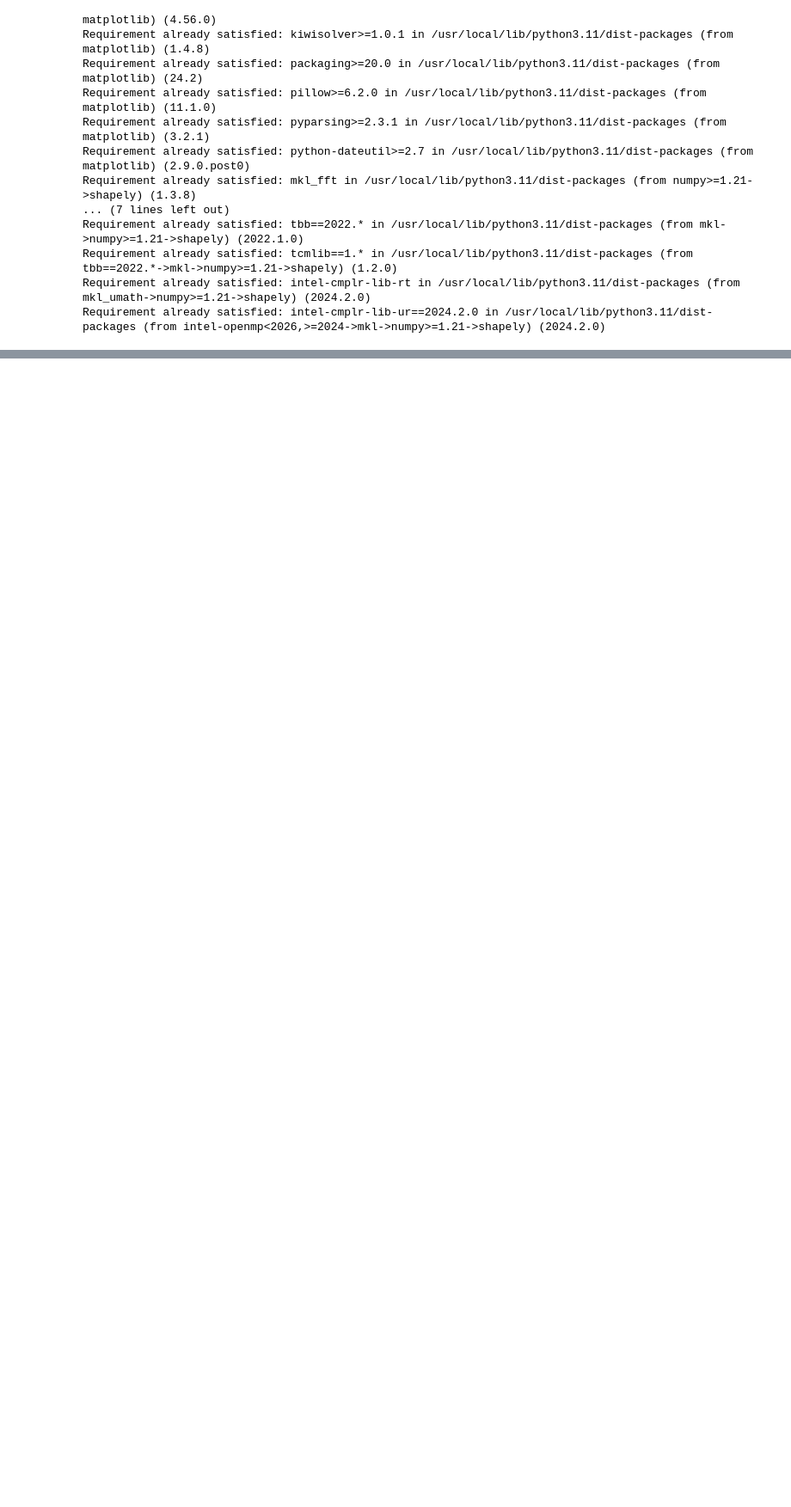
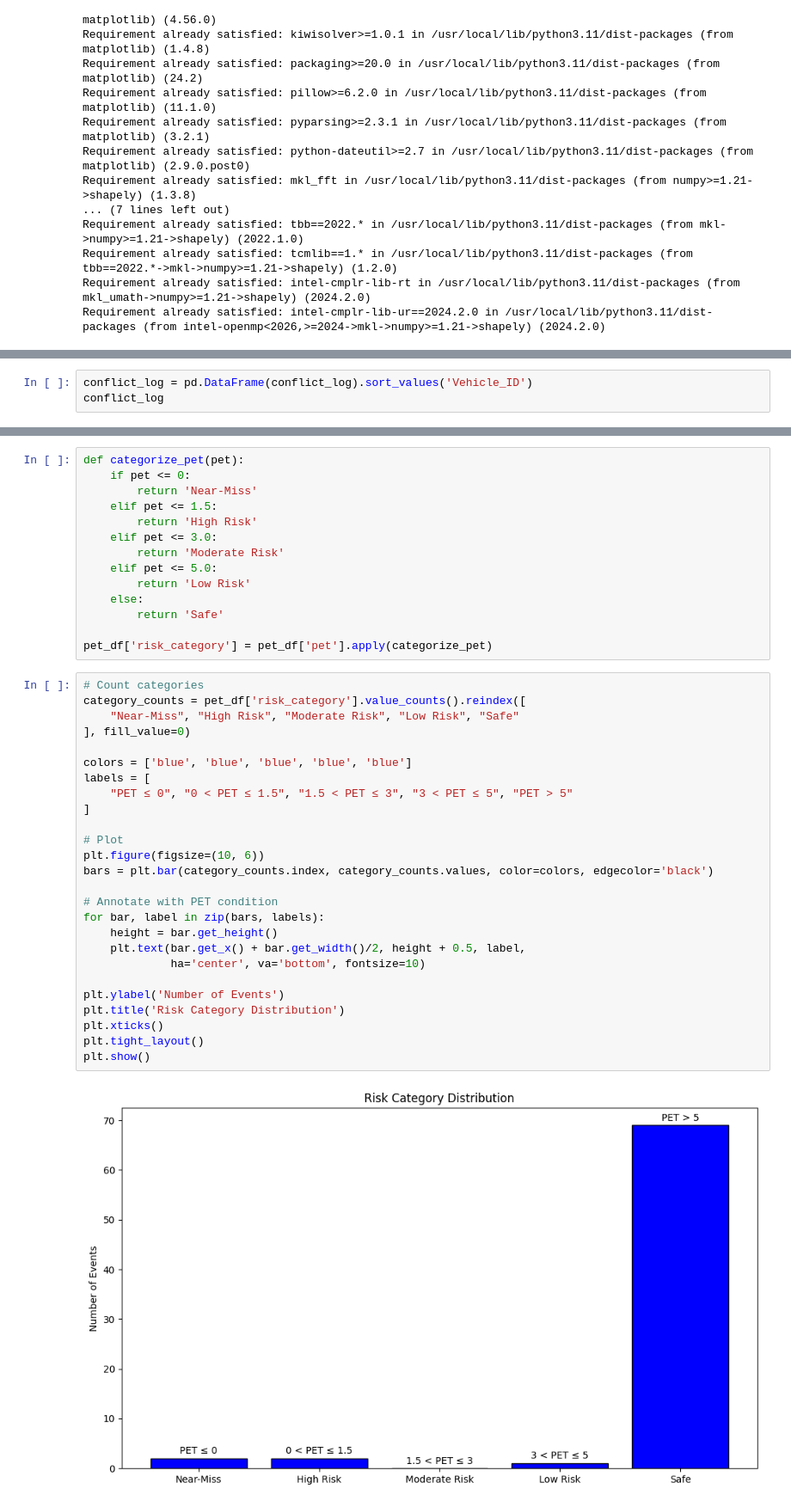
Before and after one commit to AGAMPANDEYY/vehicle_trajectory_prediction, a Jupyter notebook: PET.ipynb, the cells around one changed output, grey strips where cells are left out. Shown at 86% size. Drawn from its saved outputs; the diff is of its cells as text; blank space fills up the shorter version.

```diff
--- a/PET.ipynb
+++ b/PET.ipynb
@@ -409,0 +333,3 @@ out.release()
+# %%
+conflict_log = pd.DataFrame(conflict_log).sort_values('Vehicle_ID')
+conflict_log
@@ -409,0 +394,42 @@ out.release()
+# %%
+def categorize_pet(pet):
+    if pet <= 0:
+        return 'Near-Miss'
+    elif pet <= 1.5:
+        return 'High Risk'
+    elif pet <= 3.0:
+        return 'Moderate Risk'
+    elif pet <= 5.0:
+        return 'Low Risk'
+    else:
+        return 'Safe'
+
+pet_df['risk_category'] = pet_df['pet'].apply(categorize_pet)
+# %%
+# Count categories
+category_counts = pet_df['risk_category'].value_counts().reindex([
+    "Near-Miss", "High Risk", "Moderate Risk", "Low Risk", "Safe"
+], fill_value=0)
+
+colors = ['blue', 'blue', 'blue', 'blue', 'blue']
+labels = [
+    "PET ≤ 0", "0 < PET ≤ 1.5", "1.5 < PET ≤ 3", "3 < PET ≤ 5", "PET > 5"
+]
+
+# Plot
+plt.figure(figsize=(10, 6))
+bars = plt.bar(category_counts.index, category_counts.values, color=colors, edgecolor='black')
+
+# Annotate with PET condition
+for bar, label in zip(bars, labels):
+    height = bar.get_height()
+    plt.text(bar.get_x() + bar.get_width()/2, height + 0.5, label,
+             ha='center', va='bottom', fontsize=10)
+
+plt.ylabel('Number of Events')
+plt.title('Risk Category Distribution')
+plt.xticks()
+plt.tight_layout()
+plt.show()
+# %% [output]
+[figure, added]
```
Also changed, not shown: parts of 51 cells of this notebook.
